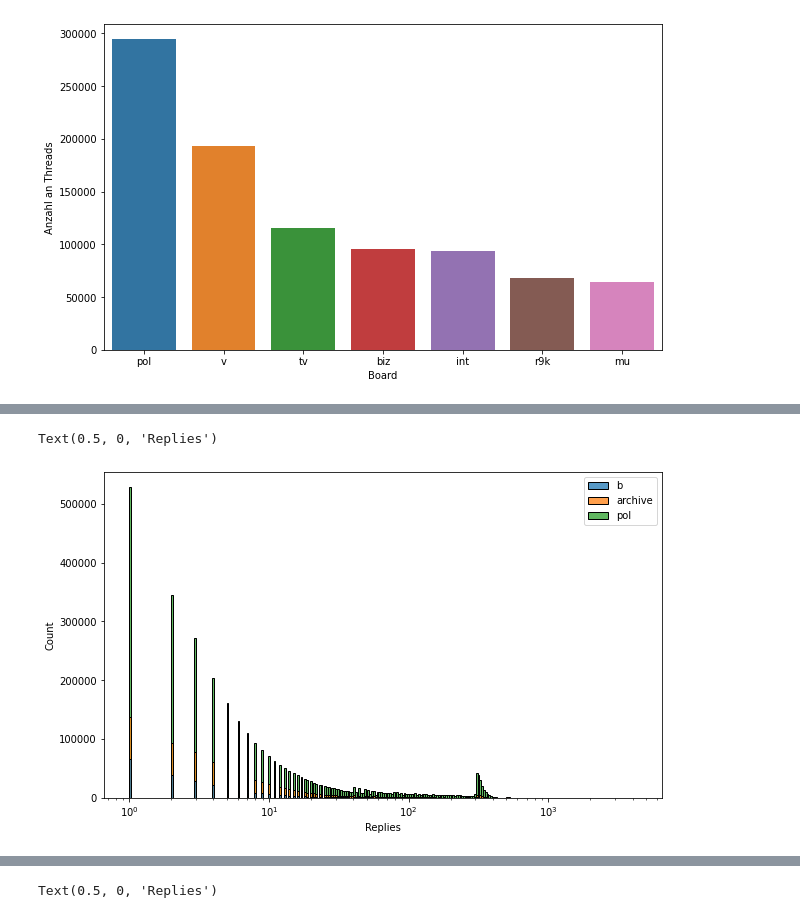
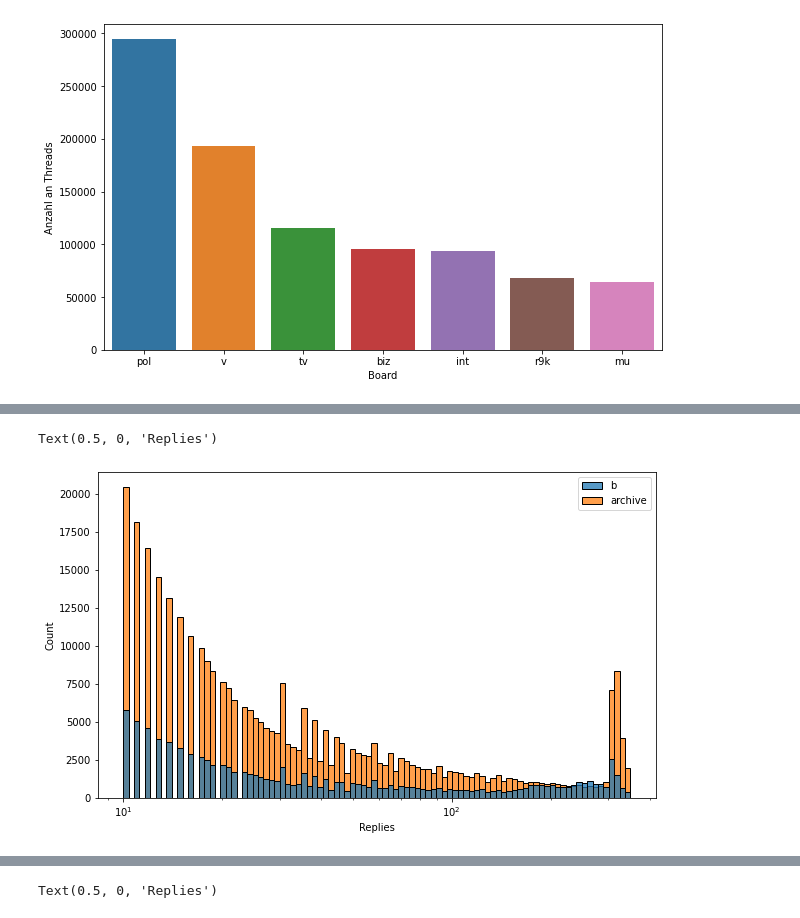
Before and after one commit to Veritogen/master_thesis, a Jupyter notebook: Deskriptives.ipynb, the cells around one changed output, grey strips where cells are left out. Drawn from its saved outputs; the diff is of its cells as text; code cells hidden in the pictures.

```diff
--- a/Deskriptives.ipynb
+++ b/Deskriptives.ipynb
@@ -139,11 +129,10 @@ OrderedDict([('pol', 294423),
 # %%
 plt.figure(figsize=(10,6))
 
-ax = sns.histplot(data={"b": b_stats.replies.apply(lambda x: x+1).to_numpy(),
-                        "archive": archive_stats.replies.apply(lambda x: x+1).to_numpy(),
-                        "pol":pol_stats.replies.apply(lambda x: x+1).to_numpy()},
+ax = sns.histplot(data={"b": b_stats[filter_on_stats(b_stats)].replies.to_numpy(),
+                        "archive": archive_stats[filter_on_stats(archive_stats)].replies.to_numpy()},
                   multiple="stack", log_scale=True, stat="count")
 ax.set_xlabel("Replies")
 # %% [output]
 Text(0.5, 0, 'Replies')
-[figure, old version]
+[figure, new version]
```
Also changed, not shown: parts of 21 cells of this notebook, 4 other files.
